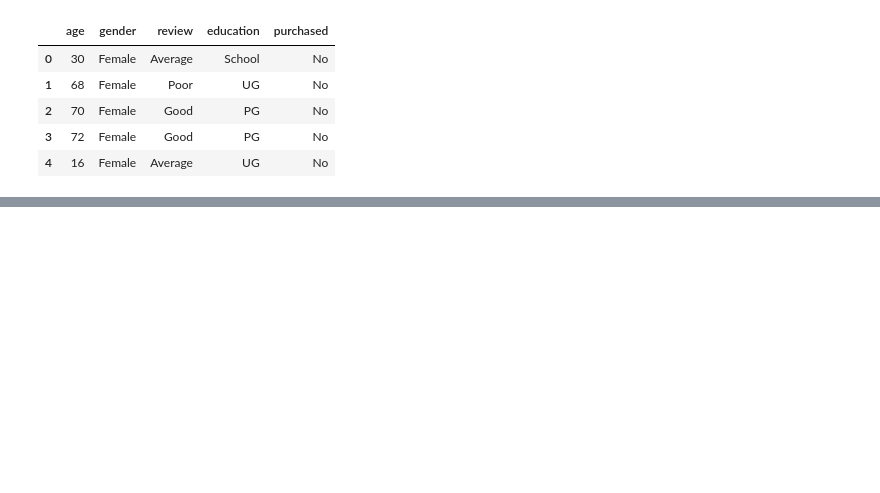
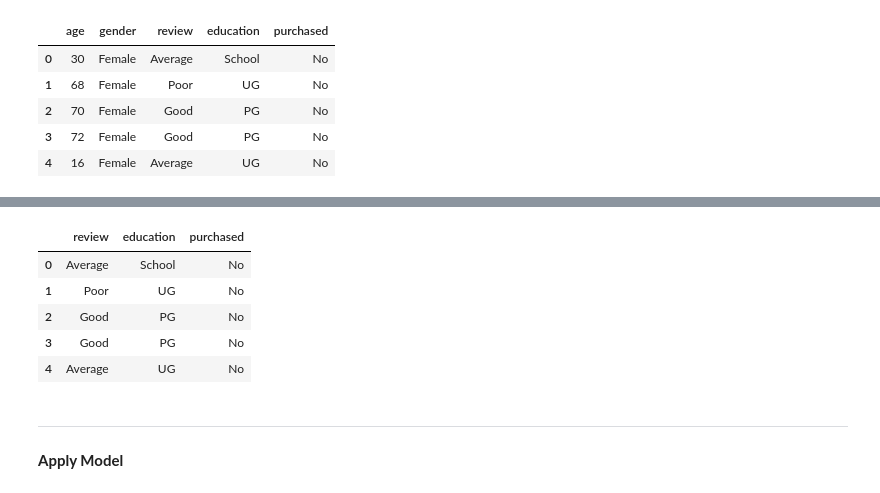
Before and after one commit to zain4cs/Encoding_Methods, a Jupyter notebook: Ordinal_Encoding.ipynb, the cells around one changed output, grey strips where cells are left out. Drawn from its saved outputs; the diff is of its cells as text; code cells hidden in the pictures; blank space fills up the shorter version.

```diff
--- a/Ordinal_Encoding.ipynb
+++ b/Ordinal_Encoding.ipynb
@@ -14,0 +24,15 @@ df.head()
+# %%
+df = df.iloc[:, 2:]
+# %%
+df.head()
+# %% [output]
+|  | review | education | purchased |
+| 0 | Average | School | No |
+| 1 | Poor | UG | No |
+| 2 | Good | PG | No |
+| 3 | Good | PG | No |
+| 4 | Average | UG | No |
+# %% [markdown]
+_________________________
+# %% [markdown]
+**Apply Model**
```
Also changed, not shown: parts of 19 cells of this notebook.
